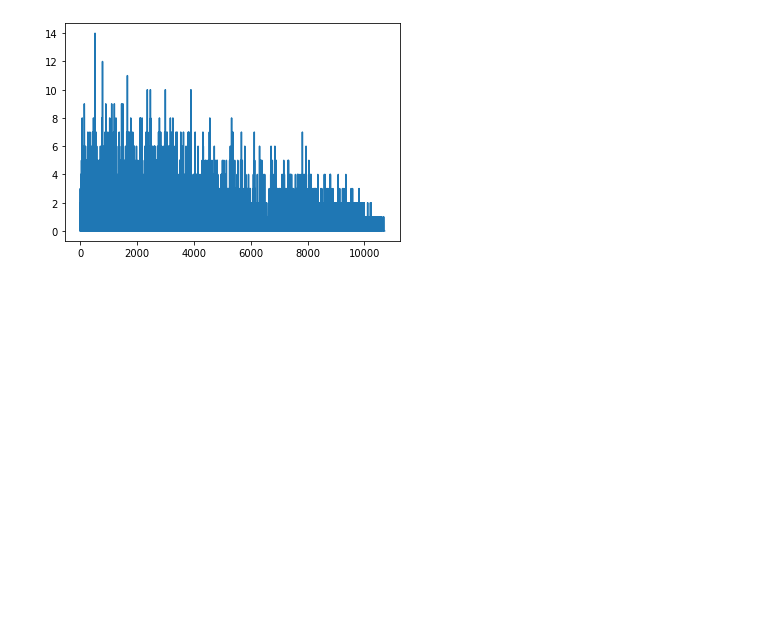
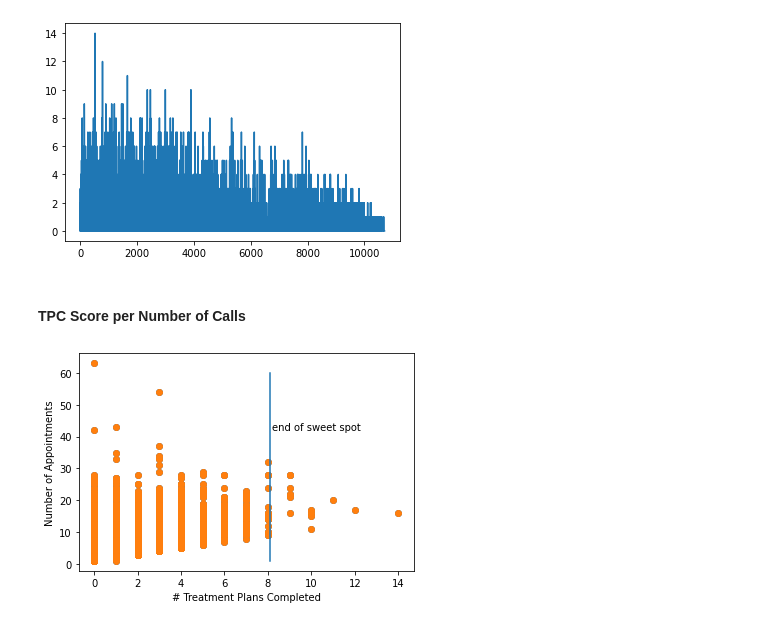
Before and after one commit to Jmiah789/smile-on-get_tootha_choppa, a Jupyter notebook: notebooks/smile_on_eda_austinw.ipynb, the cells around one changed output. Cells and saved outputs as stored; diff of their text form; code cells hidden in the pictures; blank space fills up the shorter version.

Commit message:
added visuals including a sweet one with TPC per number of calls

```diff
--- a/notebooks/smile_on_eda_austinw.ipynb
+++ b/notebooks/smile_on_eda_austinw.ipynb
@@ -341,3 +344,17 @@ master['TPC Score'].plot()
 # %% [output]
 <AxesSubplot:>
 [figure]
+# %% [markdown]
+#### TPC Score per Number of Calls
+# %%
+tpc_per_appt = plt.scatter(master['TPC Score'], master["NumOfCalls"], label="# Treatment Plans Completed")
+plt.scatter(master['TPC Score'], master["NumOfCalls"], label="# Treatment Plans Completed")
+plt.plot([8.1 for x in range(1,61)], [x for x in range(1,61)], label = "end of sweet spot")
+plt.text(8.2,42,"end of sweet spot")
+plt.plot()
+plt.ylabel("Number of Appointments")
+plt.xlabel("# Treatment Plans Completed")
+# plt.legend()
+plt.show()
+# %% [output]
+[figure, added]
```
Also changed, not shown: parts of 8 cells of this notebook.
